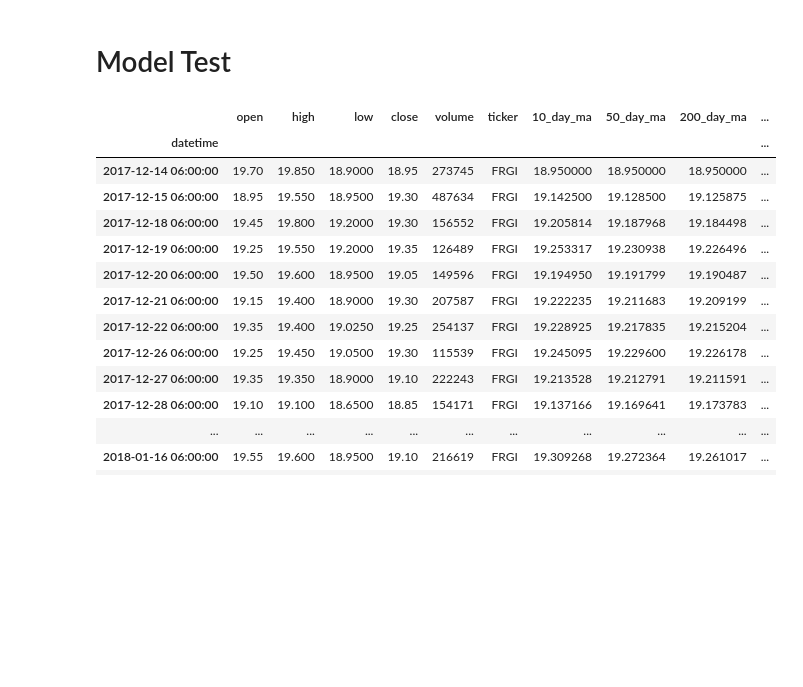
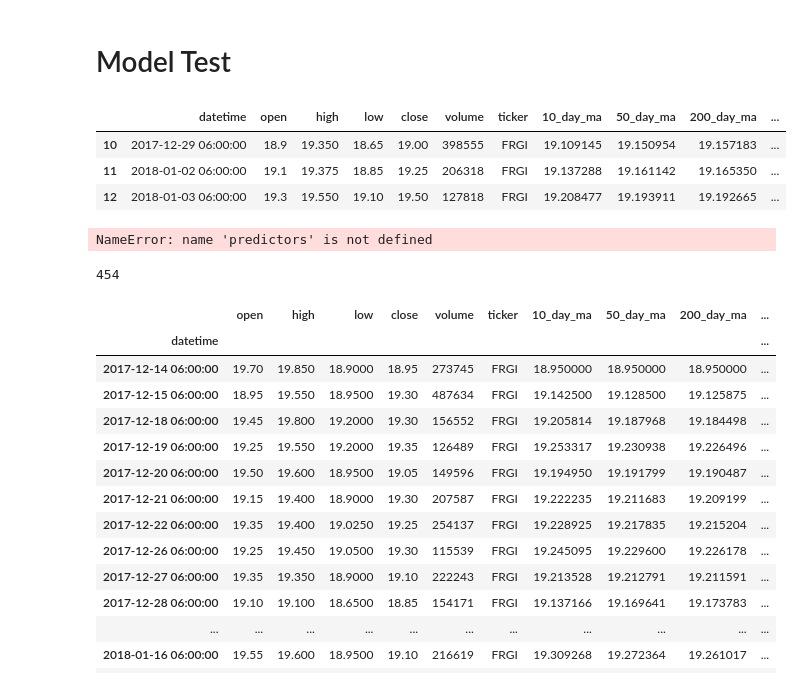
Before and after one commit to jakeoddi/Stock-Price-Forecasting, a Jupyter notebook: data_acquisition.ipynb, the cells around one changed output. Drawn from its saved outputs; the diff is of its cells as text; code cells hidden in the pictures; blank space fills up the shorter version.

```diff
--- a/data_acquisition.ipynb
+++ b/data_acquisition.ipynb
@@ -143,4 +147,4 @@ df_list[0].head()
 # %%
-df_list = list(filter(lambda x: x.shape[0] > 200, df_list))
+df_list = list(filter(lambda x: x.shape[0] > 755, df_list))
 # %%
 len(df_list)
@@ -269,2 +235,0 @@ df['volume'].mean()
-# %%
-df_list = list(filter(lambda x: x.shape[0] > 200, df_list))
@@ -433,5 +529,26 @@ def time_cross_validate():
 # %% [markdown]
 # Model Test
+# %%
+df_list[0].reset_index()[:10].index.ravel()
+df_list[0].reset_index()[10:13]
+# %% [output]
+|  | datetime | open | high | low | close | volume | ticker | 10_day_ma | 50_day_ma | 200_day_ma | ... |
+| 10 | 2017-12-29 06:00:00 | 18.9 | 19.350 | 18.65 | 19.00 | 398555 | FRGI | 19.109145 | 19.150954 | 19.157183 | ... |
+| 11 | 2018-01-02 06:00:00 | 19.1 | 19.375 | 18.85 | 19.25 | 206318 | FRGI | 19.137288 | 19.161142 | 19.165350 | ... |
+| 12 | 2018-01-03 06:00:00 | 19.3 | 19.550 | 19.10 | 19.50 | 127818 | FRGI | 19.208477 | 19.193911 | 19.192665 | ... |
+# %%
+clf = RandomForestClassifier()
+parameters = {'kernel': ('linear', 'rbf'),
+              'C': [1, 10]
+             }
+gs = GridSearchCV(clf, param_grid = parameters, cv = 0)
+gs.fit(predictors, target)
+# %% [output]
+NameError: name 'predictors' is not defined
+# %%
+list(range(455))[-1]
+# %% [output]
+454
 # %%
 df_test = df_list[0]
 df_test.head(25)
```
Also changed, not shown: parts of 33 cells of this notebook.
